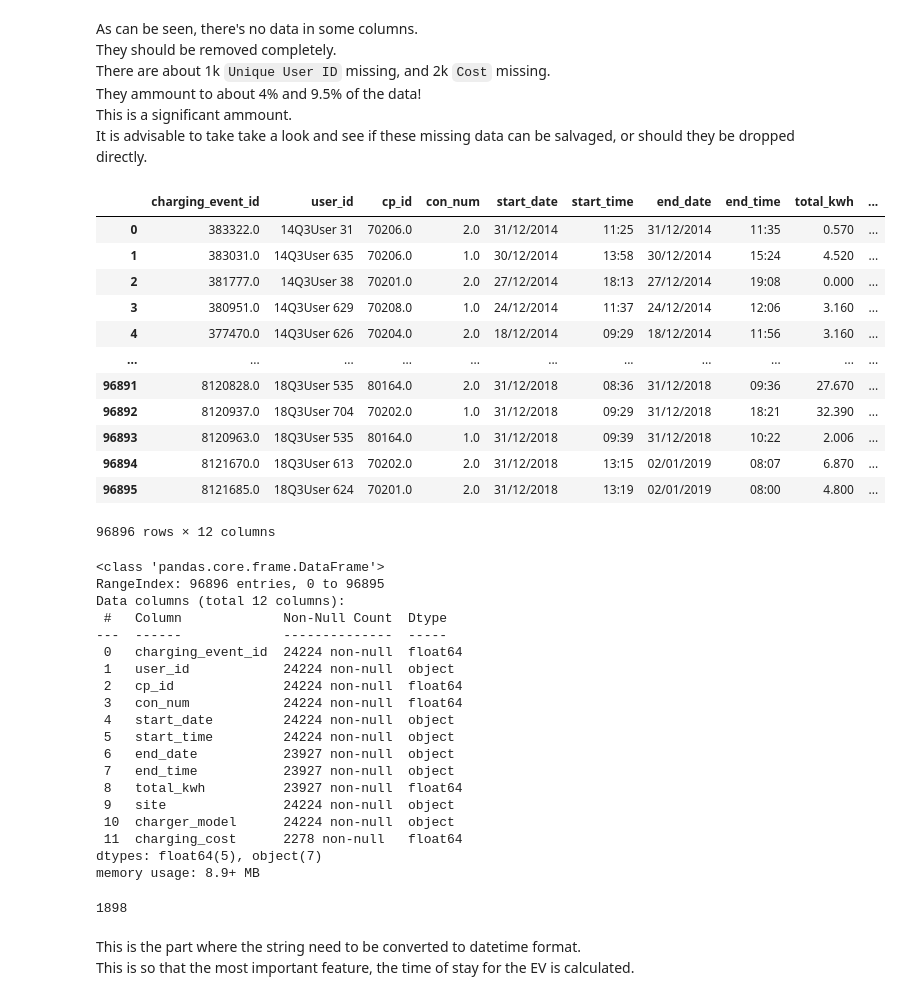
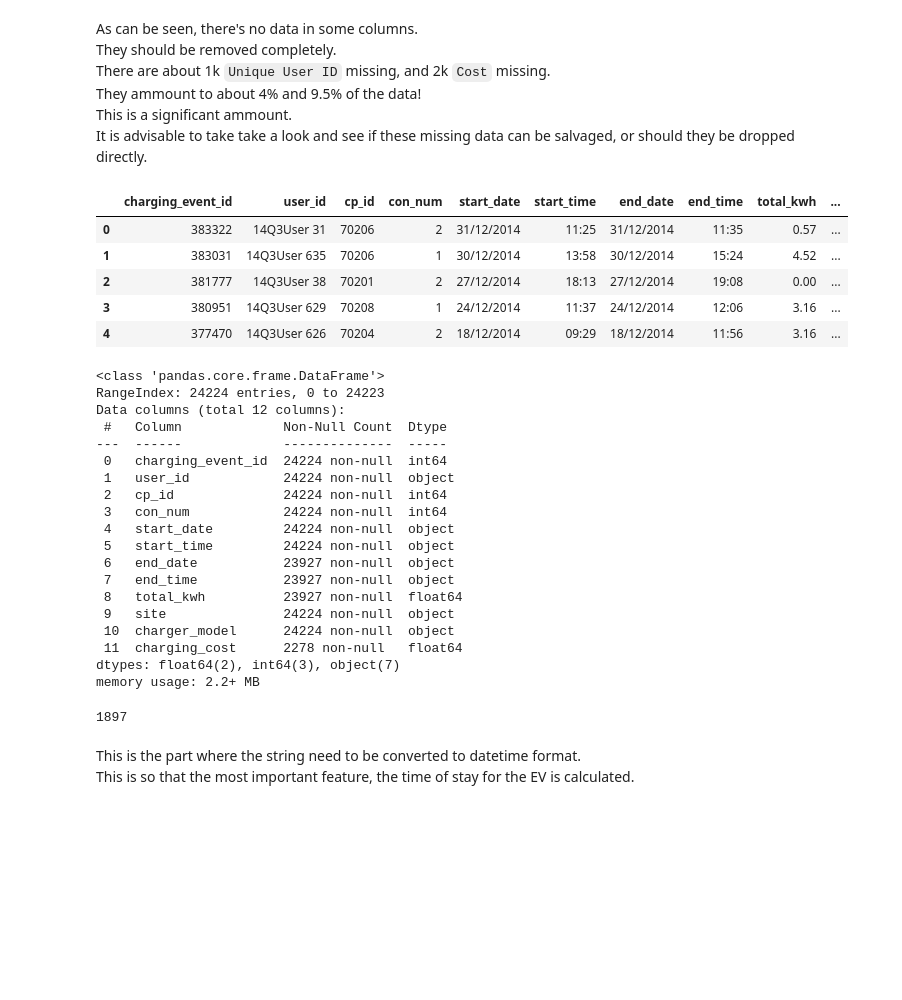
Before and after one commit to Luke-zm/ev_charge_ana, a Jupyter notebook: code/Leeds_EDA.ipynb, the cells around one changed output. Cells and saved outputs as stored; diff of their text form; code cells hidden in the pictures; blank space fills up the shorter version.

```diff
--- a/code/Leeds_EDA.ipynb
+++ b/code/Leeds_EDA.ipynb
@@ -160,7 +160,7 @@ for csv_file in dm_files:
 # Read in all .csv files in data
 path = "../pre_ana_data/"
 os.chdir(path)
-csv_files = [f for f in os.listdir() if f.endswith('.csv')]
+csv_files = [f for f in os.listdir() if f.endswith('.csv') if f != "updated_combined_ev_charging_data.csv"]
 
 dfs = []
 # Import all .csv files
@@ -215,46 +214,39 @@ It is advisable to take take a look and see if these missing data can be salvage
 # %%
 # Change the name and drop columns that's filled with NA
 col_keep = {"Charging event":"charging_event_id",
             "User ID":"user_id",
             "CP ID":"cp_id",
             "Connector":"con_num",
             "Start Date":"start_date",
             "Start Time":"start_time",
             "End Date":"end_date",
             "End Time": "end_time",
             "Total kWh":"total_kwh",
             "Site":"site",
             "Model":"charger_model",
             "Cost":"charging_cost"}
 ev_df = ev_df.loc[:,[key for key in col_keep]].rename(columns=col_keep).copy(deep=True)
 ev_df.to_csv("../pre_ana_data/updated_combined_ev_charging_data.csv", index=False)
-ev_df
+ev_df.head()
 # %% [output]
 |  | charging_event_id | user_id | cp_id | con_num | start_date | start_time | end_date | end_time | total_kwh | ... |
-| 0 | 383322.0 | 14Q3User 31 | 70206.0 | 2.0 | 31/12/2014 | 11:25 | 31/12/2014 | 11:35 | 0.570 | ... |
-| 1 | 383031.0 | 14Q3User 635 | 70206.0 | 1.0 | 30/12/2014 | 13:58 | 30/12/2014 | 15:24 | 4.520 | ... |
-| 2 | 381777.0 | 14Q3User 38 | 70201.0 | 2.0 | 27/12/2014 | 18:13 | 27/12/2014 | 19:08 | 0.000 | ... |
-| 3 | 380951.0 | 14Q3User 629 | 70208.0 | 1.0 | 24/12/2014 | 11:37 | 24/12/2014 | 12:06 | 3.160 | ... |
-| 4 | 377470.0 | 14Q3User 626 | 70204.0 | 2.0 | 18/12/2014 | 09:29 | 18/12/2014 | 11:56 | 3.160 | ... |
-| ... | ... | ... | ... | ... | ... | ... | ... | ... | ... | ... |
-| 96891 | 8120828.0 | 18Q3User 535 | 80164.0 | 2.0 | 31/12/2018 | 08:36 | 31/12/2018 | 09:36 | 27.670 | ... |
-| 96892 | 8120937.0 | 18Q3User 704 | 70202.0 | 1.0 | 31/12/2018 | 09:29 | 31/12/2018 | 18:21 | 32.390 | ... |
-| 96893 | 8120963.0 | 18Q3User 535 | 80164.0 | 1.0 | 31/12/2018 | 09:39 | 31/12/2018 | 10:22 | 2.006 | ... |
-| 96894 | 8121670.0 | 18Q3User 613 | 70202.0 | 2.0 | 31/12/2018 | 13:15 | 02/01/2019 | 08:07 | 6.870 | ... |
-| 96895 | 8121685.0 | 18Q3User 624 | 70201.0 | 2.0 | 31/12/2018 | 13:19 | 02/01/2019 | 08:00 | 4.800 | ... |
+| 0 | 383322 | 14Q3User 31 | 70206 | 2 | 31/12/2014 | 11:25 | 31/12/2014 | 11:35 | 0.57 | ... |
+| 1 | 383031 | 14Q3User 635 | 70206 | 1 | 30/12/2014 | 13:58 | 30/12/2014 | 15:24 | 4.52 | ... |
+| 2 | 381777 | 14Q3User 38 | 70201 | 2 | 27/12/2014 | 18:13 | 27/12/2014 | 19:08 | 0.00 | ... |
+| 3 | 380951 | 14Q3User 629 | 70208 | 1 | 24/12/2014 | 11:37 | 24/12/2014 | 12:06 | 3.16 | ... |
+| 4 | 377470 | 14Q3User 626 | 70204 | 2 | 18/12/2014 | 09:29 | 18/12/2014 | 11:56 | 3.16 | ... |
-96896 rows × 12 columns
 # %%
 ev_df.info()
 # %% [output]
 <class 'pandas.core.frame.DataFrame'>
-RangeIndex: 96896 entries, 0 to 96895
+RangeIndex: 24224 entries, 0 to 24223
 Data columns (total 12 columns):
  #   Column             Non-Null Count  Dtype
 ---  ------             --------------  -----
- 0   charging_event_id  24224 non-null  float64
+ 0   charging_event_id  24224 non-null  int64
  1   user_id            24224 non-null  object
- 2   cp_id              24224 non-null  float64
- 3   con_num            24224 non-null  float64
+ 2   cp_id              24224 non-null  int64
+ 3   con_num            24224 non-null  int64
  4   start_date         24224 non-null  object
  5   start_time         24224 non-null  object
  6   end_date           23927 non-null  object
@@ -263,14 +255,14 @@ Data columns (total 12 columns):
  9   site               24224 non-null  object
  10  charger_model      24224 non-null  object
  11  charging_cost      2278 non-null   float64
-dtypes: float64(5), object(7)
-memory usage: 8.9+ MB
+dtypes: float64(2), int64(3), object(7)
+memory usage: 2.2+ MB
 # %%
 unique_user = ev_df["user_id"].unique()
 # %%
 len(unique_user)
 # %% [output]
-1898
+1897
 # %% [markdown]
 This is the part where the string need to be converted to datetime format.
 This is so that the most important feature, the time of stay for the EV is calculated.
```
Also changed, not shown: parts of 10 cells of this notebook, 1 other file.
